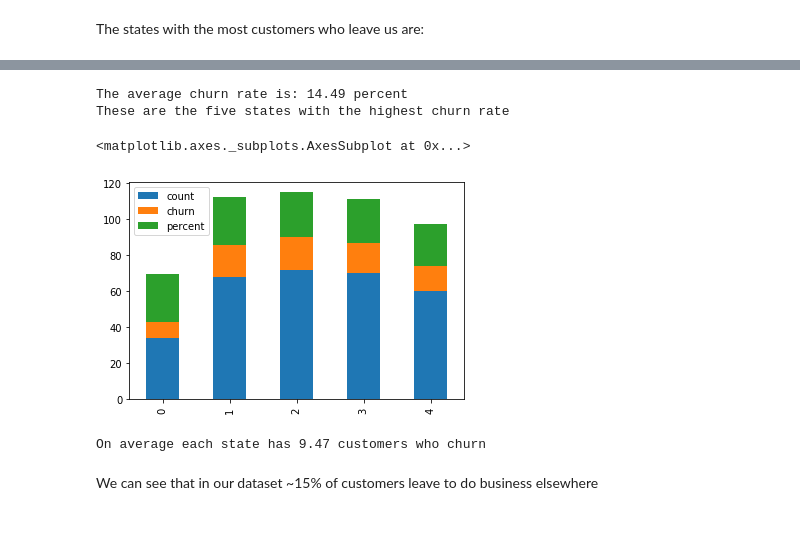
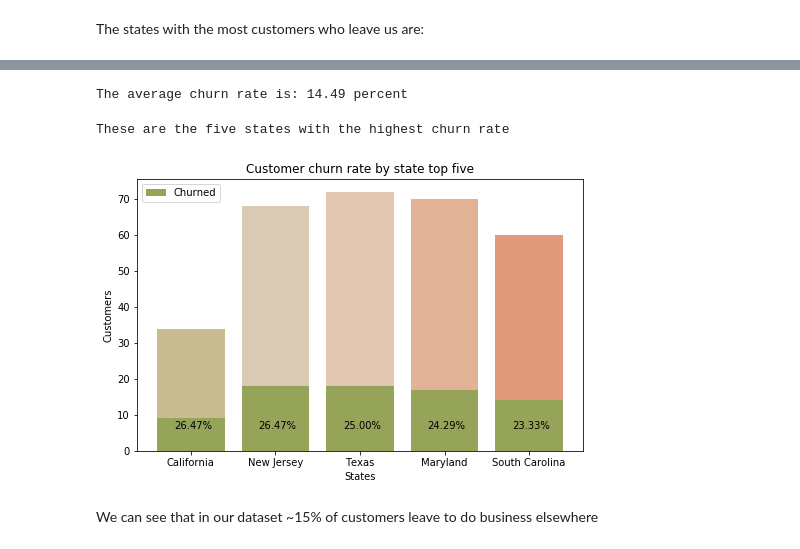
Before and after one commit to OsterMendel/mod3_project, a Jupyter notebook: EDA.ipynb, the cells around one changed output, grey strips where cells are left out. Drawn from its saved outputs; the diff is of its cells as text; code cells hidden in the pictures.

```diff
--- a/EDA.ipynb
+++ b/EDA.ipynb
@@ -107,20 +106,31 @@ state_count = df['state'].value_counts().reset_index().rename(columns={'index':'
 state_churn = df.groupby('state')['churn'].sum().reset_index()
 states_ct_ch = pd.merge(state_count,state_churn,how='left')
 states_ct_ch['percent'] =  round((states_ct_ch['churn'] / states_ct_ch['count']) *100,2)
+states_ct_ch = states_ct_ch.sort_values(by='percent',ascending=False).reset_index(drop=True)
 print('The average churn rate is:',round(states_ct_ch['percent'].mean(),2),'percent')
-print('These are the five states with the highest churn rate')
-states_ct_ch.sort_values(by='percent',ascending=False).reset_index(drop=True)[:5].plot.bar(stacked=True)
-# states_ct_ch.sort_values(by='percent',ascending=True).reset_index(drop=True)[:5]
 # %% [output]
 The average churn rate is: 14.49 percent
-These are the five states with the highest churn rate
-<matplotlib.axes._subplots.AxesSubplot at 0x...>
-[figure, removed]
-# %%
-avg_churn_st = df.groupby('state')[['churn',].sum().mean()
-# print('On average each state has {} '.format(round(avg_churn_st,2)))
-# %% [output]
-On average each state has 9.47 customers who churn
+# %%
+print('These are the five states with the highest churn rate')
+states_ct_ch_st = ['California','New Jersey','Texas','Maryland','South Carolina']
+colors3 = ['#c8bc93','#d9cbb3','#e1c7b2','#e1b295','#e29a7d']
+plt.figure(figsize=(8,5));
+plt.title('Customer churn rate by state top five')
+plt.ylabel('Customers');
+plt.xlabel('States');
+plt.bar(states_ct_ch_st,states_ct_ch['count'][:5],color=colors3);
+plt.bar(states_ct_ch_st,states_ct_ch['churn'][:5],color='#96a45a',label='Churned');
+plt.legend(loc=2)
+plt.text(-.2,6,'{:.2%}'.format(states_ct_ch['percent'][0]/100))
+plt.text(.8,6,'{:.2%}'.format(states_ct_ch['percent'][1]/100))
+plt.text(1.8,6,'{:.2%}'.format(states_ct_ch['percent'][2]/100))
+plt.text(2.8,6,'{:.2%}'.format(states_ct_ch['percent'][3]/100))
+plt.text(3.8,6,'{:.2%}'.format(states_ct_ch['percent'][4]/100))
+plt.show()
+# plt.savefig('graphs_and_images/top_five_states_by_churnRate.png')
+# %% [output]
+These are the five states with the highest churn rate
+[figure, added]
 # %% [markdown]
 We can see that in our dataset ~15% of customers leave to do business elsewhere
 # %%
```
Also changed, not shown: parts of 6 cells of this notebook, 3 other files.
